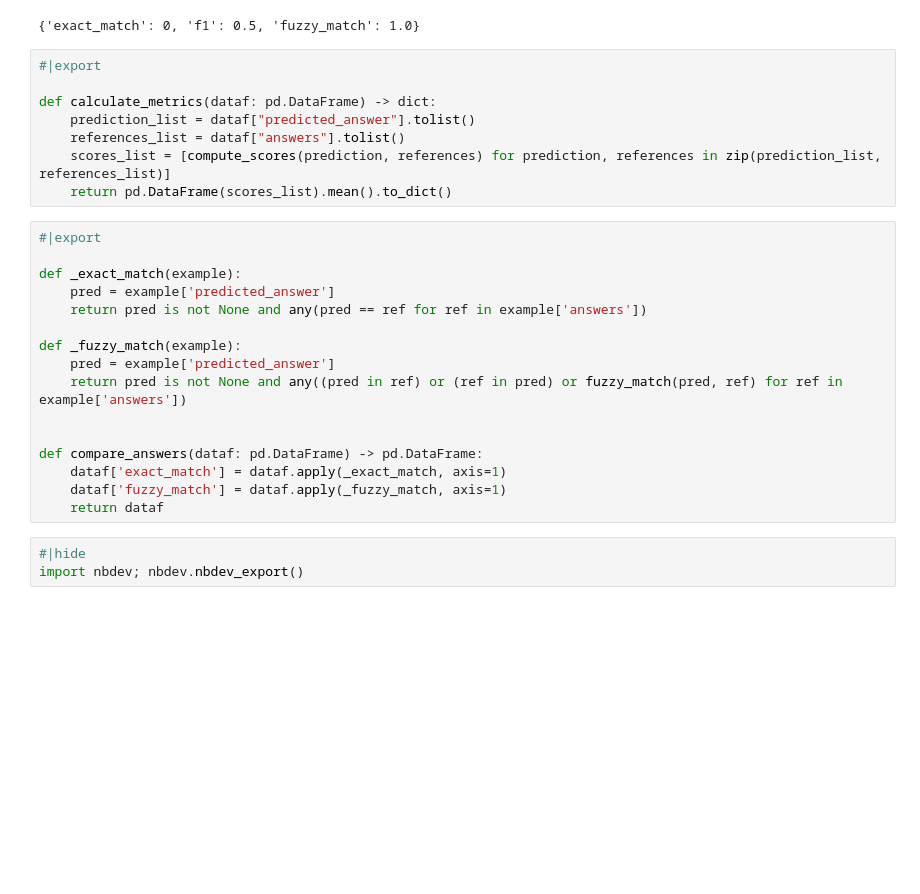
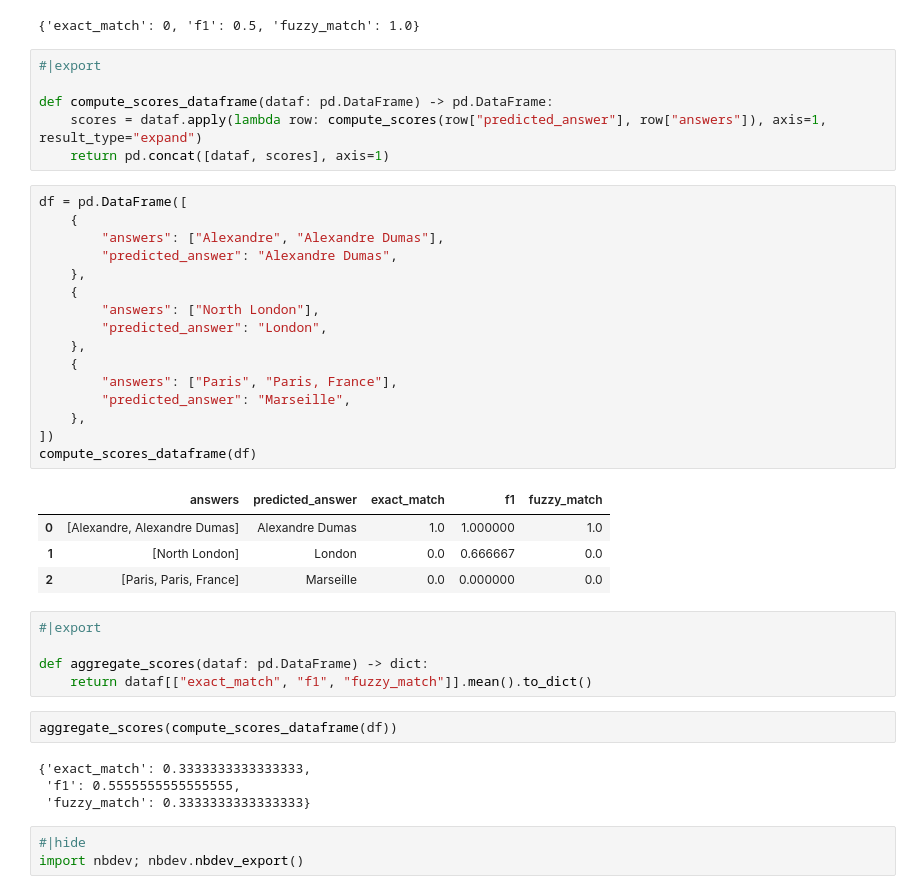
Before and after one commit to bdsaglam/bellem, a Jupyter notebook: nbs/musique.eval.ipynb, the cells around one changed output. Cells and saved outputs as stored; diff of their text form; blank space fills up the shorter version.

```diff
--- a/nbs/musique.eval.ipynb
+++ b/nbs/musique.eval.ipynb
@@ -94,30 +94,44 @@ scores = compute_scores("Alexandre the Great", ["Alexander the Great", "Great Al
 scores
 # %% [output]
 {'exact_match': 0, 'f1': 0.5, 'fuzzy_match': 1.0}
-# %%
-#|export
-
-def calculate_metrics(dataf: pd.DataFrame) -> dict:
-    prediction_list = dataf["predicted_answer"].tolist()
-    references_list = dataf["answers"].tolist()
-    scores_list = [compute_scores(prediction, references) for prediction, references in zip(prediction_list, references_list)]
-    return pd.DataFrame(scores_list).mean().to_dict()
-# %%
-#|export
-
-def _exact_match(example):
-    pred = example['predicted_answer']
-    return pred is not None and any(pred == ref for ref in example['answers'])
-
-def _fuzzy_match(example):
-    pred = example['predicted_answer']
-    return pred is not None and any((pred in ref) or (ref in pred) or fuzzy_match(pred, ref) for ref in example['answers'])
-
-
-def compare_answers(dataf: pd.DataFrame) -> pd.DataFrame:
-    dataf['exact_match'] = dataf.apply(_exact_match, axis=1)
-    dataf['fuzzy_match'] = dataf.apply(_fuzzy_match, axis=1)
-    return dataf
+# %%
+#|export
+
+def compute_scores_dataframe(dataf: pd.DataFrame) -> pd.DataFrame:
+    scores = dataf.apply(lambda row: compute_scores(row["predicted_answer"], row["answers"]), axis=1, result_type="expand")
+    return pd.concat([dataf, scores], axis=1)
+# %%
+df = pd.DataFrame([
+    {
+        "answers": ["Alexandre", "Alexandre Dumas"],
+        "predicted_answer": "Alexandre Dumas",
+    },
+    {
+        "answers": ["North London"],
+        "predicted_answer": "London",
+    },
+    {
+        "answers": ["Paris", "Paris, France"],
+        "predicted_answer": "Marseille",
+    },
+])
+compute_scores_dataframe(df)
+# %% [output]
+|  | answers | predicted_answer | exact_match | f1 | fuzzy_match |
+| 0 | [Alexandre, Alexandre Dumas] | Alexandre Dumas | 1.0 | 1.000000 | 1.0 |
+| 1 | [North London] | London | 0.0 | 0.666667 | 0.0 |
+| 2 | [Paris, Paris, France] | Marseille | 0.0 | 0.000000 | 0.0 |
+# %%
+#|export
+
+def aggregate_scores(dataf: pd.DataFrame) -> dict:
+    return dataf[["exact_match", "f1", "fuzzy_match"]].mean().to_dict()
+# %%
+aggregate_scores(compute_scores_dataframe(df))
+# %% [output]
+{'exact_match': 0.3333333333333333,
+ 'f1': 0.5555555555555555,
+ 'fuzzy_match': 0.3333333333333333}
 # %%
 #|hide
 import nbdev; nbdev.nbdev_export()
```
Also changed, not shown: 8 other files.
